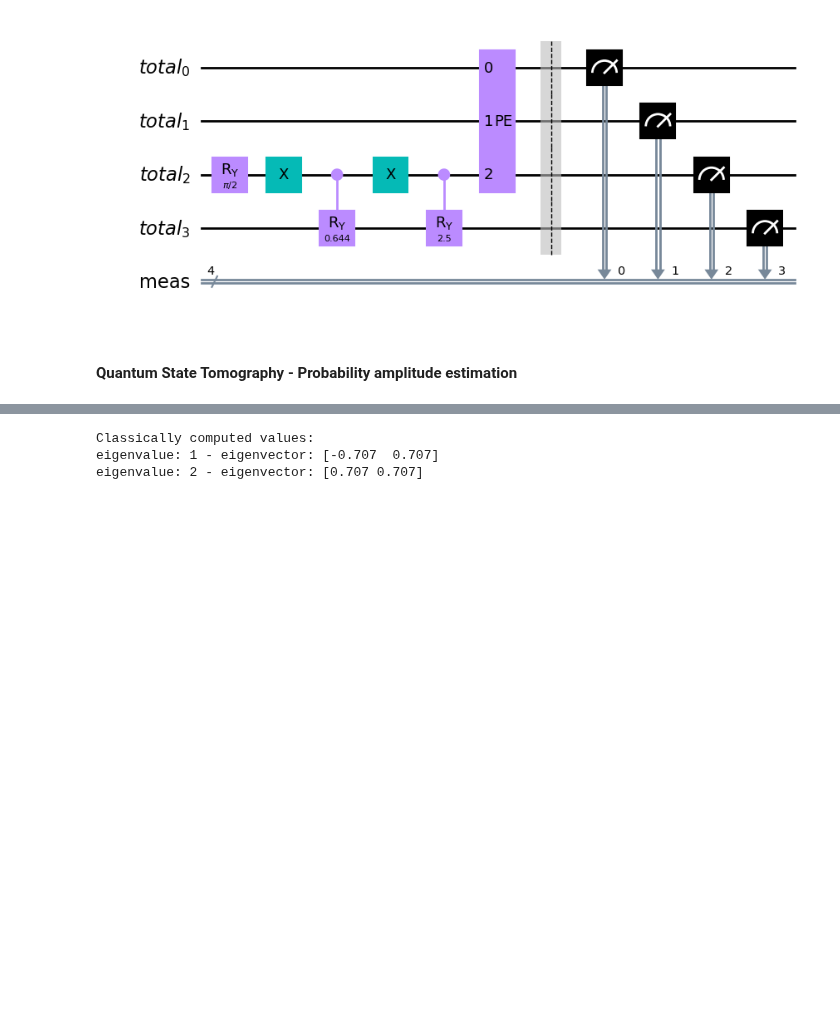
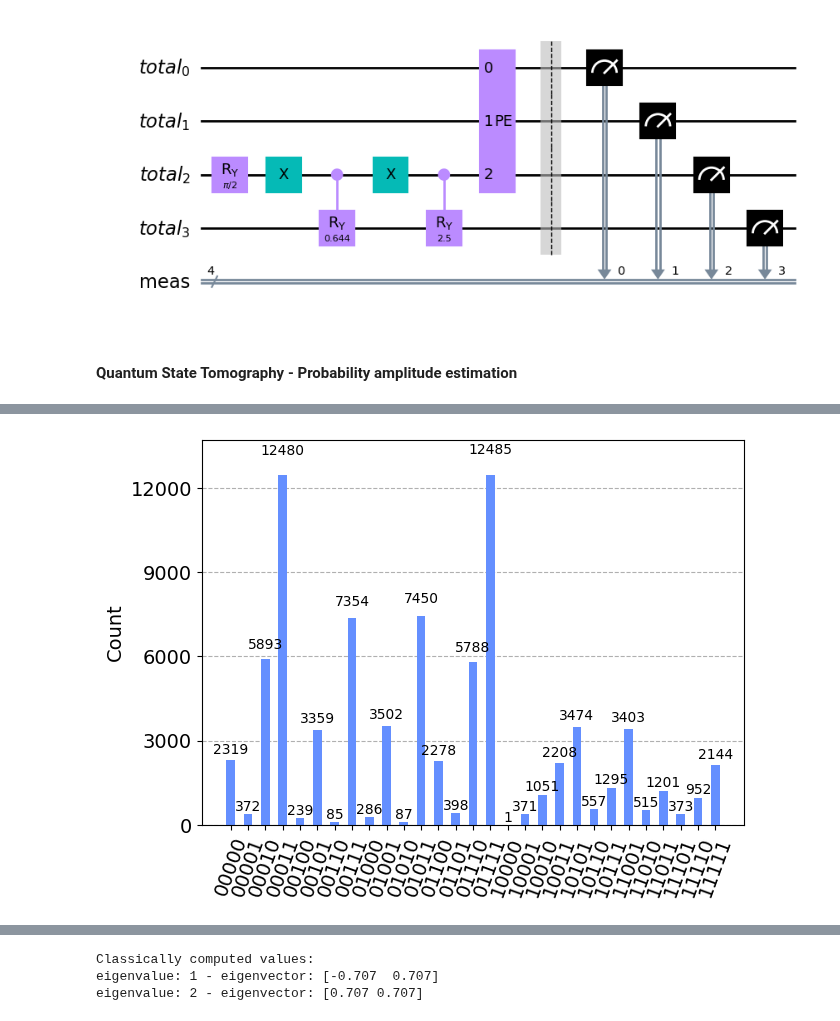
Before and after one commit to PolnareffPark/QuPCA, a Jupyter notebook: preprocessing_pe_tomography_reconstruction.ipynb, the cells around one changed output, grey strips where cells are left out. Cells and saved outputs as stored; diff of their text form; code cells hidden in the pictures; blank space fills up the shorter version.

```diff
--- a/preprocessing_pe_tomography_reconstruction.ipynb
+++ b/preprocessing_pe_tomography_reconstruction.ipynb
@@ -354,0 +376,7 @@ eigenvalue: 2 - eigenvector: [0.709 0.707]
+# %%
+backend_total = Aer.get_backend("qasm_simulator")
+job = backend_total.run(transpile(sign_estimation_circuit, backend=backend_total), shots=n_shots*2)
+counts_for_sign = job.result().get_counts()
+plot_histogram(counts_for_sign)
+# %% [output]
+[figure, added]
```
Also changed, not shown: parts of 22 cells of this notebook.
